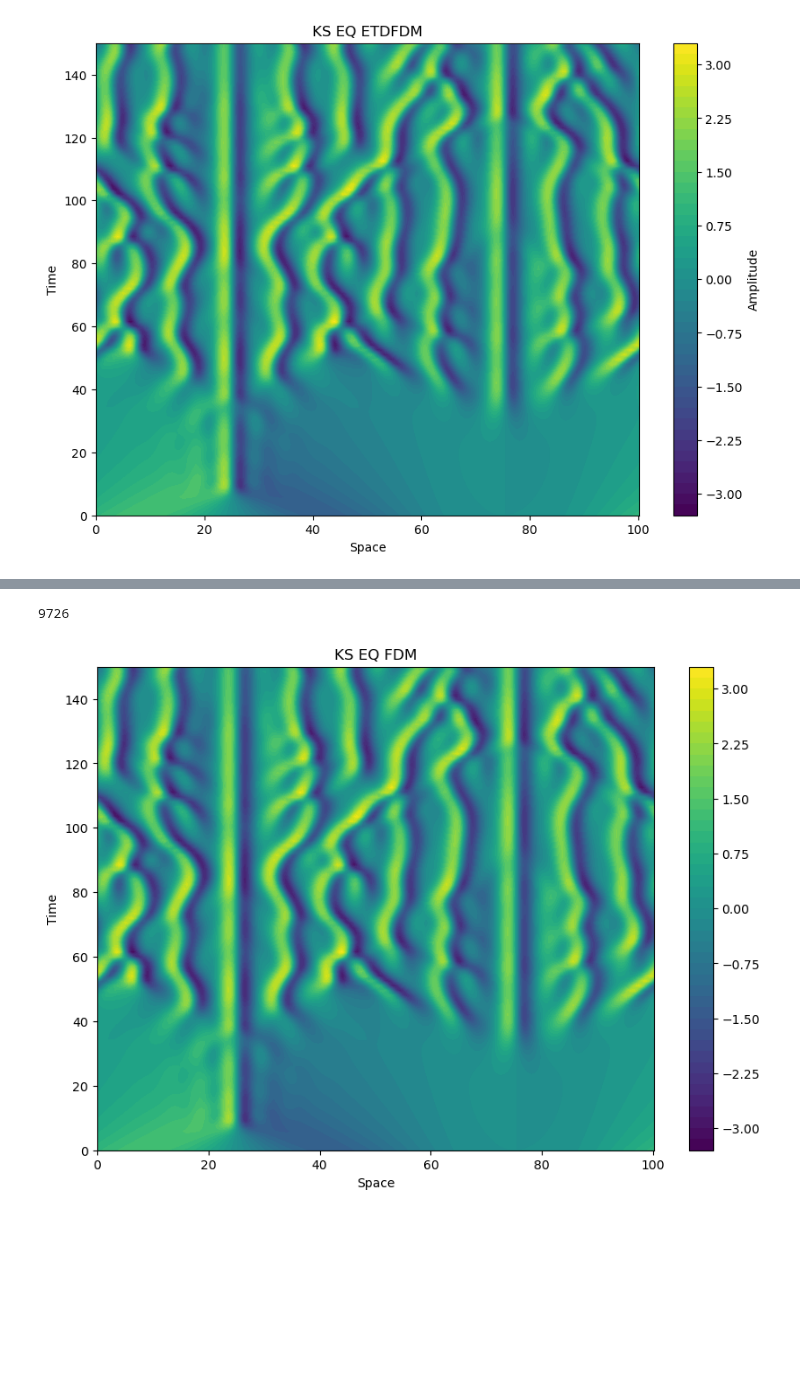
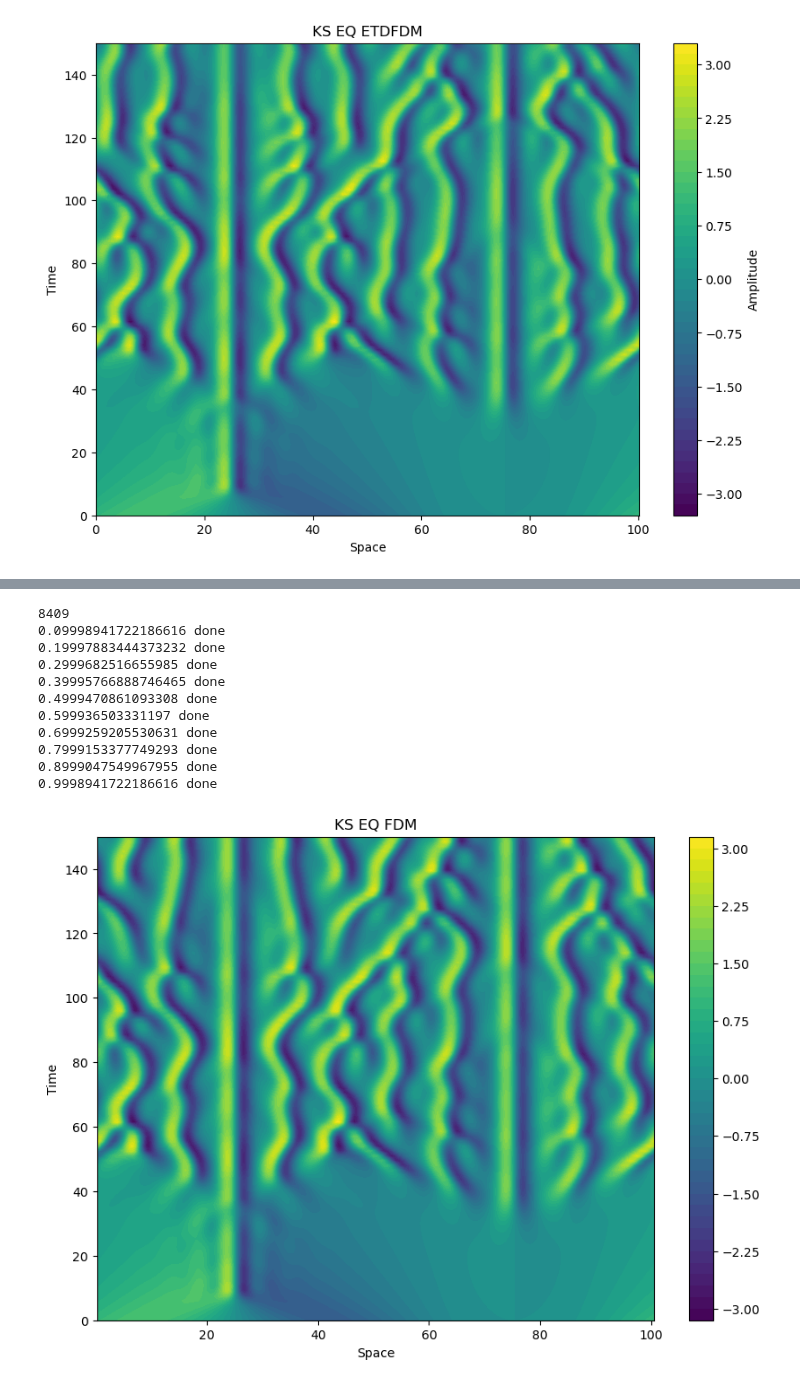
Before and after one commit to Gaffeyh/Research_Project, a Jupyter notebook: ETD_FDM/ETD_FDM.ipynb, the cells around one changed output, grey strips where cells are left out. Saved outputs shown, nothing was run; the diff lists cells and outputs as text; code cells hidden in the pictures; blank space fills up the shorter version.

```diff
--- a/ETD_FDM/ETD_FDM.ipynb
+++ b/ETD_FDM/ETD_FDM.ipynb
@@ -117,0 +113,2 @@ ETD_AC execution time: 0.13041472434997559 seconds
+# %%
+x,tt,uu,time_elapsed = ETDFDM_AC(64,1/16)
@@ -185,7 +177,7 @@ print("dx: ", dx)
 # %% [output]
 dx:  33.510321638291124
 # %%
-def ETDFDM_KS(N,h):
+def ETDFDM_KS(N,h = 1/4):
     time_start = time.time()
 
     ##FDM quantities
@@ -208,7 +200,7 @@ def ETDFDM_KS(N,h):
     D1 = D1/(2*dx)
     D2 = D2/(dx**2)
     D4 = D4/(dx**4)
-
+    print("Linear operator constructed. Computing ETD-RK4 coefficients...")
 
     I = np.eye(N)
     ##Linear operator L:
@@ -231,7 +223,7 @@ def ETDFDM_KS(N,h):
     f2 = Z.copy()
     f3 = Z.copy()
     Q  = Z.copy()
-
+    print("Computing ETD-RK4 coefficients...")
     for j in range(M):
         z = r[j]
         zIA = np.linalg.inv(z * I - A)
@@ -252,6 +244,13 @@ def ETDFDM_KS(N,h):
         print(f"Inf encountered at in setup; stopping time-stepping.")
         return [x, [0], u.reshape(-1, 1), 0]
 
+
+
+    print("ETD-RK4 coefficients computed. Starting time-stepping...")
+    print("E eigenvalues:", np.max(np.abs(np.linalg.eigvalsh(E))))
+    print("Q max value:", np.max(np.abs(Q)))
+    print("E2 max value:", np.max(np.abs(E2)))
+    print("Any NaNs in Q?", np.any(np.isnan(Q)))
 
 
     uu = u.reshape(-1, 1)
@@ -288,6 +287,8 @@ def ETDFDM_KS(N,h):
             #print("Saving at t = ", t)
             uu = np.hstack((uu, u.reshape(-1, 1)))
             tt = np.append(tt, t)
+            if n%(10*nplt) == 0:
+                print("you have completed", n/nmax)
 
     time_end = time.time()
     time_elapsed = time_end - time_start
@@ -379,7 +413,7 @@ def Finite_KS(N,mu):
     ##Forward Euler scheme for KS equation with periodic BCs
     ##FDM quantities
     ##Discretise space:
-    x = 32*np.pi*np.arange(0,N)/N
+    x = 32*np.pi*np.arange(1,N+1)/N
     dx = x[1] - x[0]
     ##set initial conditions
     u = np.cos(x/16) * (1 + np.sin(x/16))
@@ -398,7 +432,7 @@ def Finite_KS(N,mu):
     D2 = D2/(dx**2)
     D4 = D4/(dx**4)
 
-    h = (dx**2) * mu
+    h = (dx**4) * mu
     tmax = 150
     nmax = round(tmax / h)
     nplt = int(np.floor((tmax / 100) / h))
@@ -413,20 +447,32 @@ def Finite_KS(N,mu):
         if i % nplt == 0:
             uu = np.hstack((uu, u.reshape(-1, 1)))
             tt = np.append(tt, t)
+            if i%(nplt*10) == 0:
+                print(i/(nmax), "done")
 
     return [x, tt, uu]
 # %%
-x,tt,uu = Finite_KS(2**8, 0.001)
+x,tt,uu = Finite_KS(2**9, 0.1)
 
 ##plotting the results
 fig, ax = plt.subplots(figsize=(10, 7))
 X, T = np.meshgrid(x, tt, indexing='ij')
 contour = ax.contourf(X,T, uu[:,:], cmap=cm.viridis, levels=50)
 plt.colorbar(contour)
 ax.set_xlabel('Space')
 ax.set_ylabel('Time')
 ax.set_title('KS EQ FDM')
 plt.show()
 # %% [output]
-9726
+8409
+0.09998941722186616 done
+0.19997883444373232 done
+0.2999682516655985 done
+0.39995766888746465 done
+0.4999470861093308 done
+0.599936503331197 done
+0.6999259205530631 done
+0.7999153377749293 done
+0.8999047549967955 done
+0.9998941722186616 done
-[figure, old version]
+[figure, new version]
```
Also changed, not shown: parts of 11 cells of this notebook, 6 other files.
